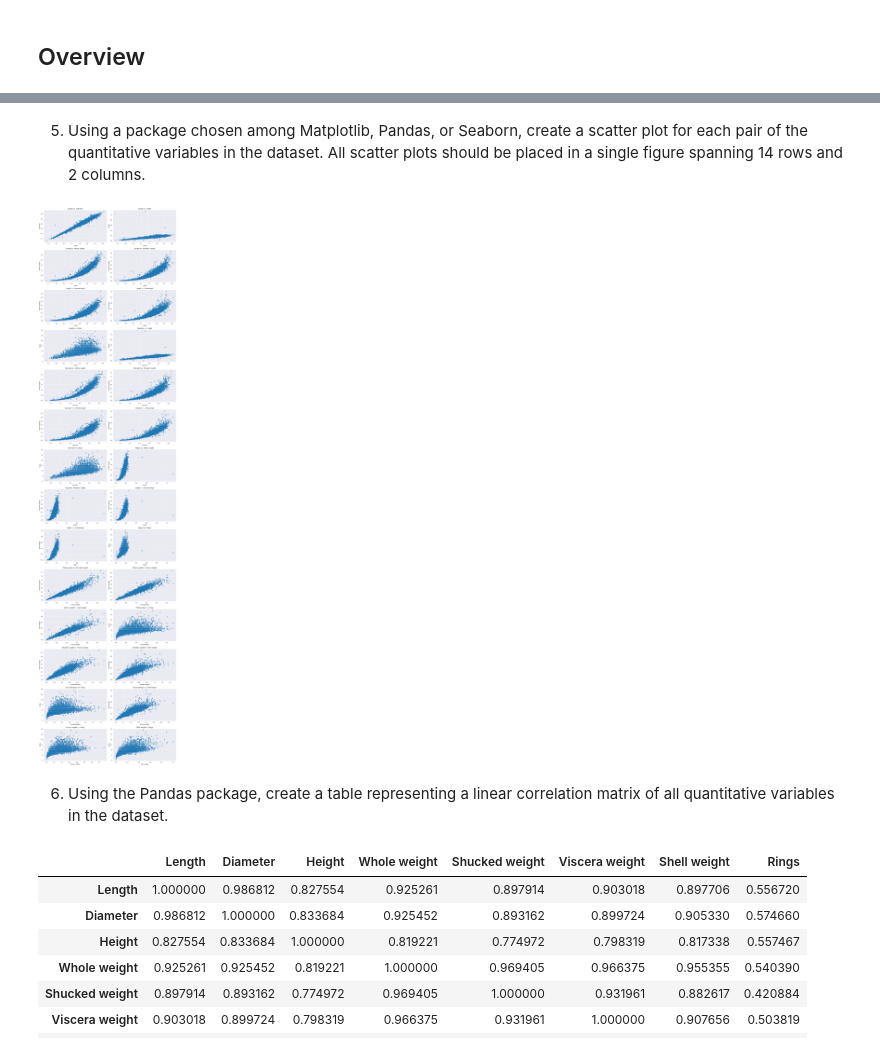
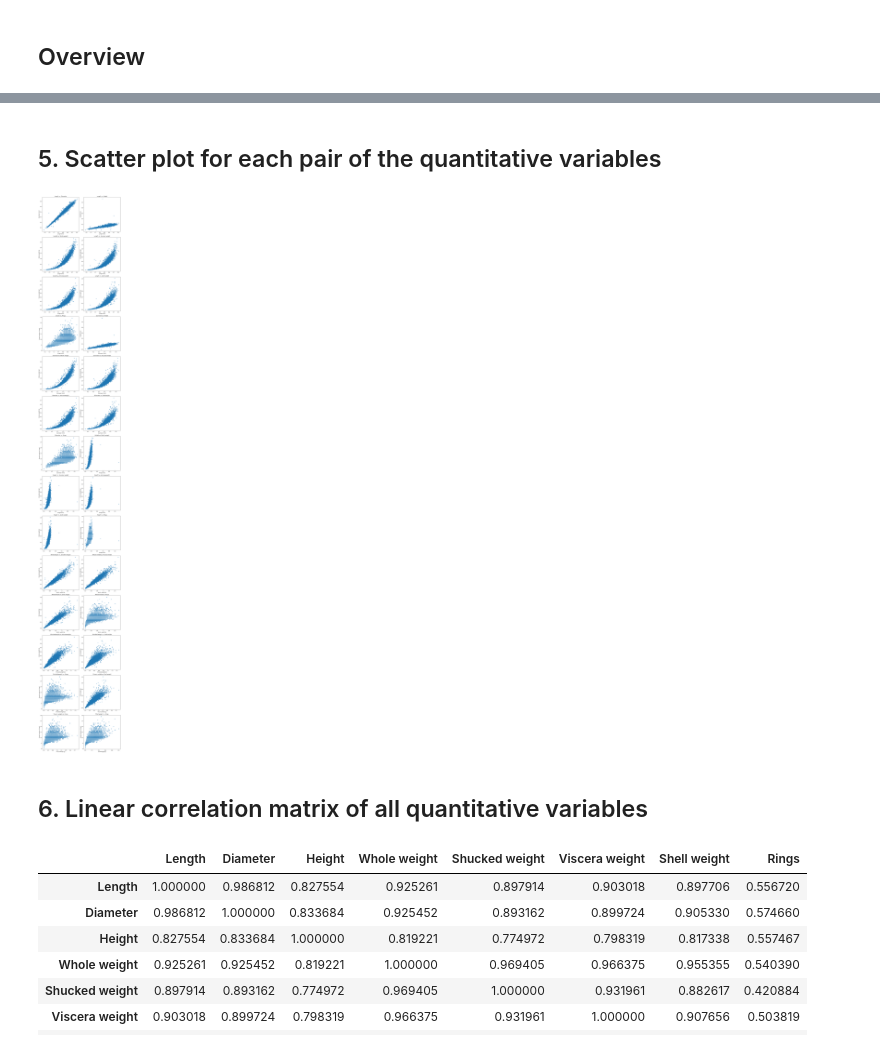
Before and after one commit to vsliednyk/Programming-in-Python, a Jupyter notebook: Assignment 1/assignment_1.ipynb, the cells around one changed output, grey strips where cells are left out. Cells and saved outputs as stored; diff of their text form; code cells hidden in the pictures.

```diff
--- a/Assignment 1/assignment_1.ipynb
+++ b/Assignment 1/assignment_1.ipynb
@@ -24,3 +17,27 @@ columns = [
     "Sex", "Length", "Diameter", "Height", "Whole weight",
     "Shucked weight", "Viscera weight", "Shell weight", "Rings"
 ]
+
+sex = {
+    "M": "Male",
+    "F": "Female",
+    "I": "Infant"
+}
+
+units = {
+    "Length": "mm",
+    "Diameter": "mm",
+    "Height": "mm",
+    "Whole weight": "g",
+    "Shucked weight": "g",
+    "Viscera weight": "g",
+    "Shell weight": "g",
+    "Rings": "number of rings"
+}
+
+data = pd.read_csv(
+    "Assignment 1 Dataset-20261026/data.csv",
+    header=None,
+    names=columns,
+    sep=','
+)
@@ -48,6 +43,0 @@ units = [
-# %%
-data = pd.read_csv("Assignment 1 Dataset-20261026/data.csv",
-                   header=None,
-                   names=columns,
-                   sep=','
-)
@@ -220,30 +98,29 @@ for histogram, unit in zip(quantitative_histograms.flat, units):
 # %% [markdown]
-5. Using a package chosen among Matplotlib, Pandas, or Seaborn, create a scatter plot for each pair of the quantitative variables in the dataset. All scatter plots should be placed in a single figure spanning 14 rows and 2 columns.
+## 5. Scatter plot for each pair of the quantitative variables
 # %%
 quantitative_columns = data_without_sex.columns
 variable_pairs = list(combinations(quantitative_columns, 2))
 
-figure, axes = plt.subplots(14, 2, figsize=(14, 56))
+figure, axes = plt.subplots(14, 2, figsize=(12, 80))
 
 for ax, (x_variable, y_variable) in zip(
     axes.flat, variable_pairs
 ):
-    # print(plot, x_variable, y_variable)
     ax.scatter(
         data_without_sex[x_variable],
         data_without_sex[y_variable],
         alpha=0.5
     )
-    ax.set_xlabel(x_variable)
-    ax.set_ylabel(y_variable)
+    ax.set_xlabel(f"{x_variable} [{units[x_variable]}]")
+    ax.set_ylabel(f"{y_variable} [{units[y_variable]}]")
     ax.set_title(f"{x_variable} vs. {y_variable}")
 
 figure.tight_layout()
 plt.show()
 # %% [output]
-[figure, old version]
+[figure, new version]
 # %% [markdown]
-6. Using the Pandas package, create a table representing a linear correlation matrix of all quantitative variables in the dataset.
+## 6. Linear correlation matrix of all quantitative variables
 # %%
 correlation_matrix = data_without_sex.corr(method="pearson")
 correlation_matrix
```
Also changed, not shown: parts of 36 cells of this notebook.
